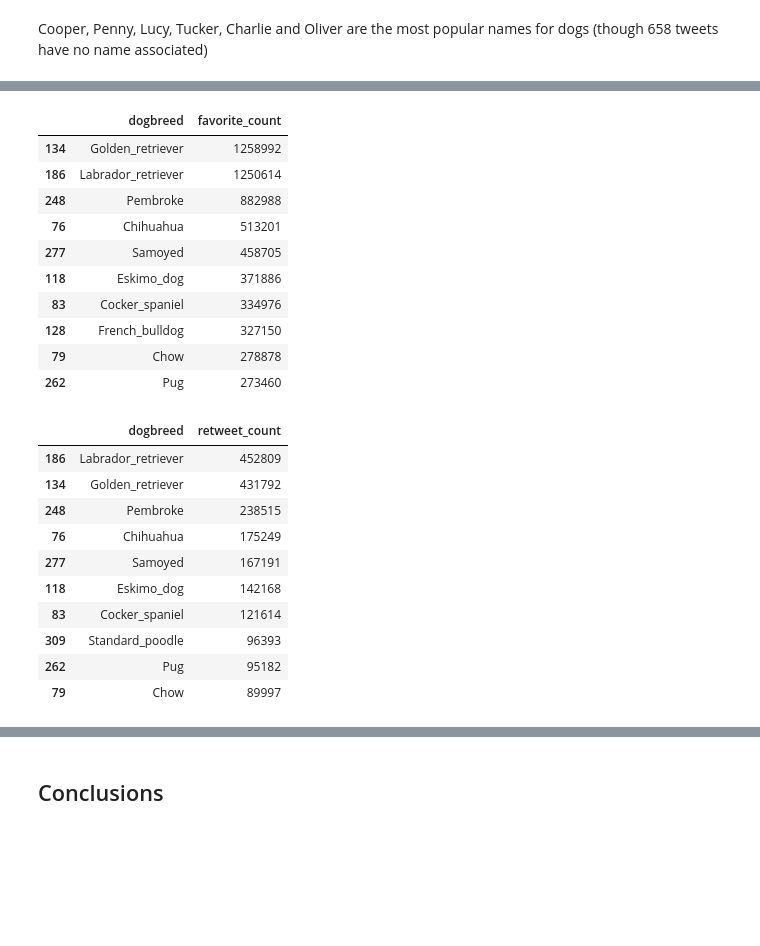
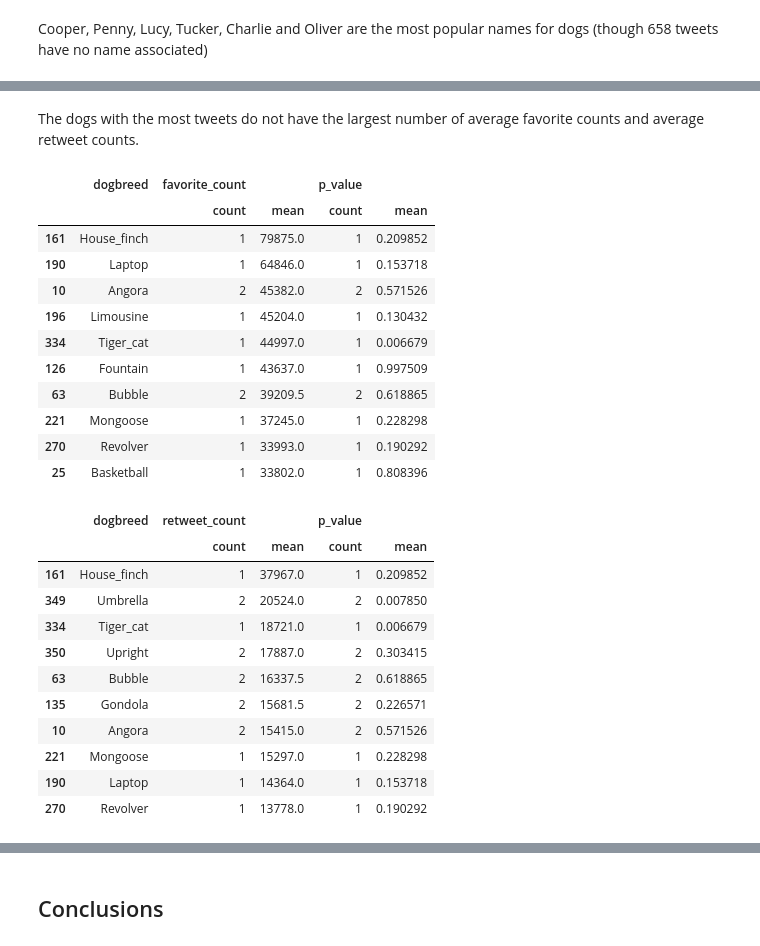
Before and after one commit to BarbaraSchenk/WeRateDogs_Twitter, a Jupyter notebook: WeRateDogs_Twitter.ipynb, the cells around one changed output, grey strips where cells are left out. Saved outputs shown, nothing was run; the diff lists cells and outputs as text; code cells hidden in the pictures; blank space fills up the shorter version.

```diff
--- a/WeRateDogs_Twitter.ipynb
+++ b/WeRateDogs_Twitter.ipynb
@@ -854,7 +866,8 @@ Tables have been merged; complete set of information available for 2038 tweets.
 #### Code
 # %%
 tweet_master = tweet_merged[['tweet_id','timestamp','source','rating_numerator','name','isdog','dogbreed','p_value',
-                             'favorite_count','retweet_count']]
+                             'favorite_count','retweet_count', 'expanded_urls']]
+tweet_master = tweet_master.copy() #create dataframe from slice
 # Store master as csv file
 tweet_master.to_csv('twitter_archive_master.csv', index=False)
 # %% [markdown]
@@ -920,32 +954,34 @@ Golden Retriever and Labrador Retriever are the dog breeds with the highest numb
+# %% [markdown]
+The dogs with the most tweets do not have the largest number of average favorite counts and average retweet counts.
 # %%
-fav_breed = tweet_master.groupby(['dogbreed'])['favorite_count'].sum().reset_index()
-fav_breed = fav_breed.sort_values(by = ['favorite_count'], ascending=False)
-fav_breed.nlargest(10, 'favorite_count')
+fav_breed = tweet_master.groupby(['dogbreed'])['favorite_count','p_value'].agg(['count', 'mean']).reset_index()
+fav_breed.sort_values(by = ('favorite_count', 'mean'), ascending=False).head(10)
 # %% [output]
-|  | dogbreed | favorite_count |
-| 134 | Golden_retriever | 1258992 |
-| 186 | Labrador_retriever | 1250614 |
-| 248 | Pembroke | 882988 |
-| 76 | Chihuahua | 513201 |
-| 277 | Samoyed | 458705 |
-| 118 | Eskimo_dog | 371886 |
-| 83 | Cocker_spaniel | 334976 |
-| 128 | French_bulldog | 327150 |
-| 79 | Chow | 278878 |
-| 262 | Pug | 273460 |
+|  | dogbreed | favorite_count |  | p_value |  |
+|  |  | count | mean | count | mean |
+| 161 | House_finch | 1 | 79875.0 | 1 | 0.209852 |
+| 190 | Laptop | 1 | 64846.0 | 1 | 0.153718 |
+| 10 | Angora | 2 | 45382.0 | 2 | 0.571526 |
+| 196 | Limousine | 1 | 45204.0 | 1 | 0.130432 |
+| 334 | Tiger_cat | 1 | 44997.0 | 1 | 0.006679 |
+| 126 | Fountain | 1 | 43637.0 | 1 | 0.997509 |
+| 63 | Bubble | 2 | 39209.5 | 2 | 0.618865 |
+| 221 | Mongoose | 1 | 37245.0 | 1 | 0.228298 |
+| 270 | Revolver | 1 | 33993.0 | 1 | 0.190292 |
+| 25 | Basketball | 1 | 33802.0 | 1 | 0.808396 |
 # %%
-retweet_breed = tweet_master.groupby(['dogbreed'])['retweet_count'].sum().reset_index()
-retweet_breed = retweet_breed.sort_values(by = ['retweet_count'], ascending=False)
-retweet_breed.nlargest(10, 'retweet_count')
+retweet_breed = tweet_master.groupby(['dogbreed'])['retweet_count','p_value'].agg(['count', 'mean']).reset_index()
+retweet_breed.sort_values(by = ('retweet_count', 'mean'), ascending=False).head(10)
 # %% [output]
-|  | dogbreed | retweet_count |
-| 186 | Labrador_retriever | 452809 |
-| 134 | Golden_retriever | 431792 |
-| 248 | Pembroke | 238515 |
-| 76 | Chihuahua | 175249 |
-| 277 | Samoyed | 167191 |
-| 118 | Eskimo_dog | 142168 |
-| 83 | Cocker_spaniel | 121614 |
-| 309 | Standard_poodle | 96393 |
-| 262 | Pug | 95182 |
-| 79 | Chow | 89997 |
+|  | dogbreed | retweet_count |  | p_value |  |
+|  |  | count | mean | count | mean |
+| 161 | House_finch | 1 | 37967.0 | 1 | 0.209852 |
+| 349 | Umbrella | 2 | 20524.0 | 2 | 0.007850 |
+| 334 | Tiger_cat | 1 | 18721.0 | 1 | 0.006679 |
+| 350 | Upright | 2 | 17887.0 | 2 | 0.303415 |
+| 63 | Bubble | 2 | 16337.5 | 2 | 0.618865 |
+| 135 | Gondola | 2 | 15681.5 | 2 | 0.226571 |
+| 10 | Angora | 2 | 15415.0 | 2 | 0.571526 |
+| 221 | Mongoose | 1 | 15297.0 | 1 | 0.228298 |
+| 190 | Laptop | 1 | 14364.0 | 1 | 0.153718 |
+| 270 | Revolver | 1 | 13778.0 | 1 | 0.190292 |
```
Also changed, not shown: parts of 34 cells of this notebook.
